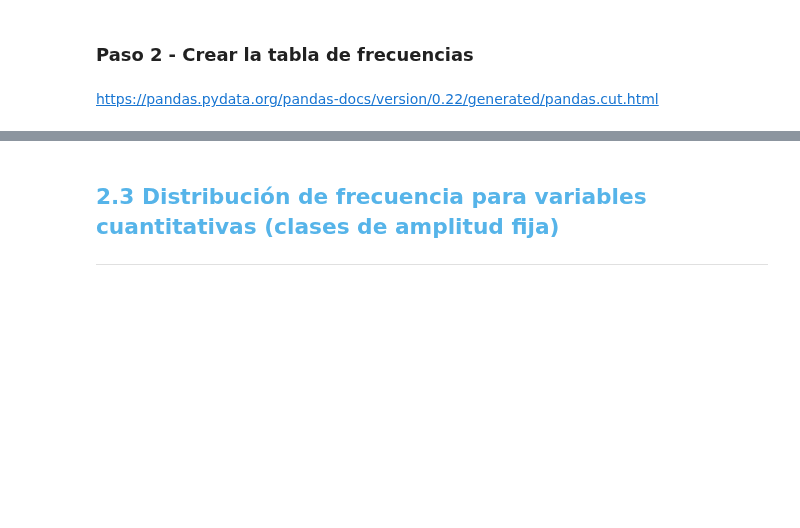
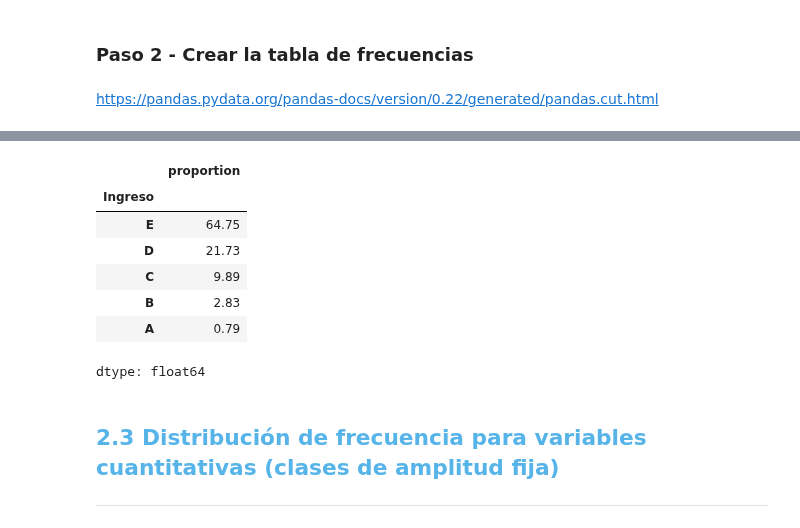
Before and after one commit to Nataliahfk/estadistica_python, a Jupyter notebook: curso_de_estadistica_con_python_1.ipynb, the cells around one changed output, grey strips where cells are left out. Drawn from its saved outputs; the diff is of its cells as text; code cells hidden in the pictures; blank space fills up the shorter version.

```diff
--- a/curso_de_estadistica_con_python_1.ipynb
+++ b/curso_de_estadistica_con_python_1.ipynb
@@ -354,3 +391,22 @@ https://pandas.pydata.org/pandas-docs/version/0.22/generated/pandas.cut.html
+# %%
+porcentaje = pd.Series(
+        pd.cut(
+        x=datos.Ingreso,
+        bins=clases,         # Intervalos
+        labels=label,        # Nombres de las clases
+        include_lowest=True,  # Incluir el límite inferior
+    )).value_counts(normalize = True).round(4)*100   # para que saque el % se coloca como argumento de value.count
+
+porcentaje
+# %% [output]
+|  | proportion |
+| Ingreso |  |
+| E | 64.75 |
+| D | 21.73 |
+| C | 9.89 |
+| B | 2.83 |
+| A | 0.79 |
+dtype: float64
 # %% [markdown]
 ## <font color=#56B4E9>2.3 Distribución de frecuencia para variables cuantitativas (clases de amplitud fija)</font>
 ***
```
Also changed, not shown: parts of 6 cells of this notebook.
